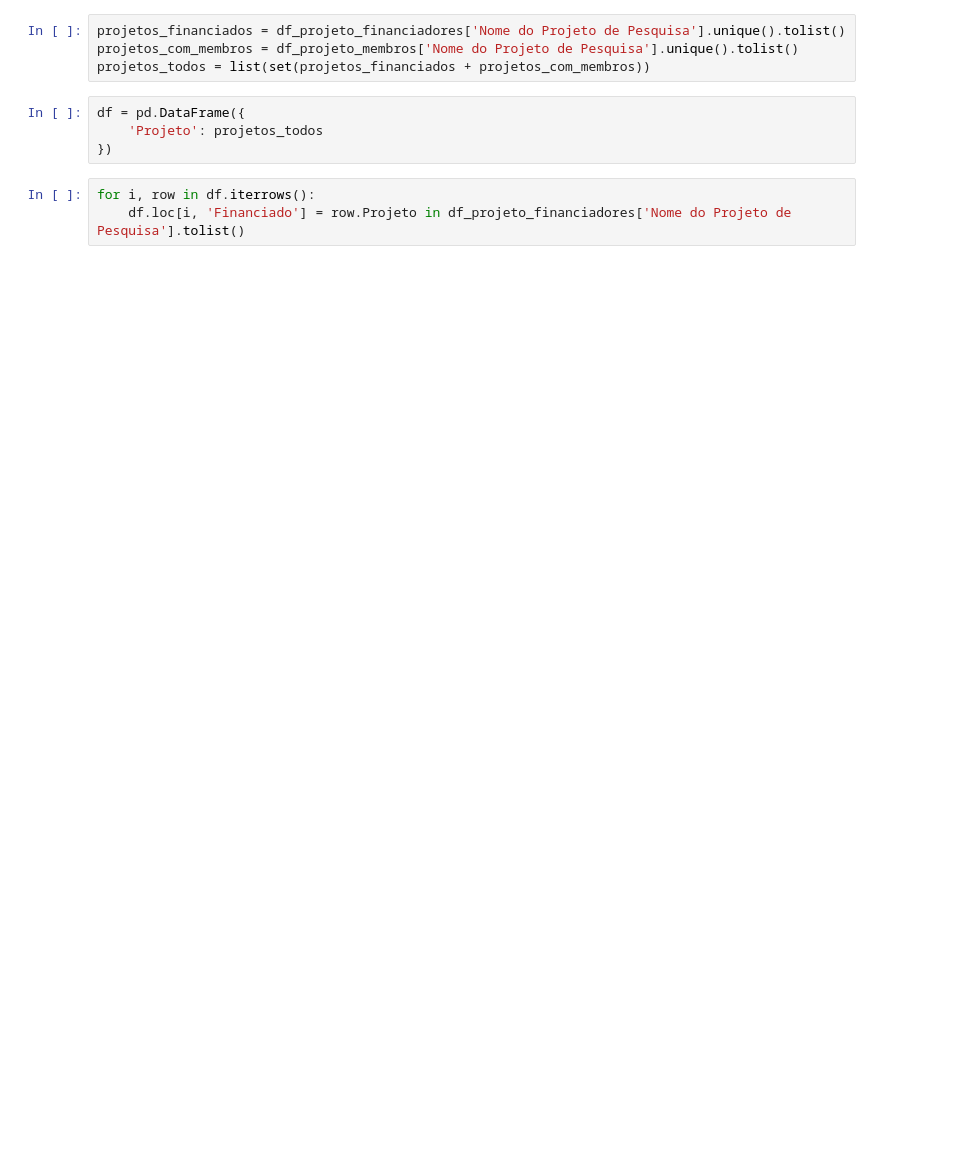
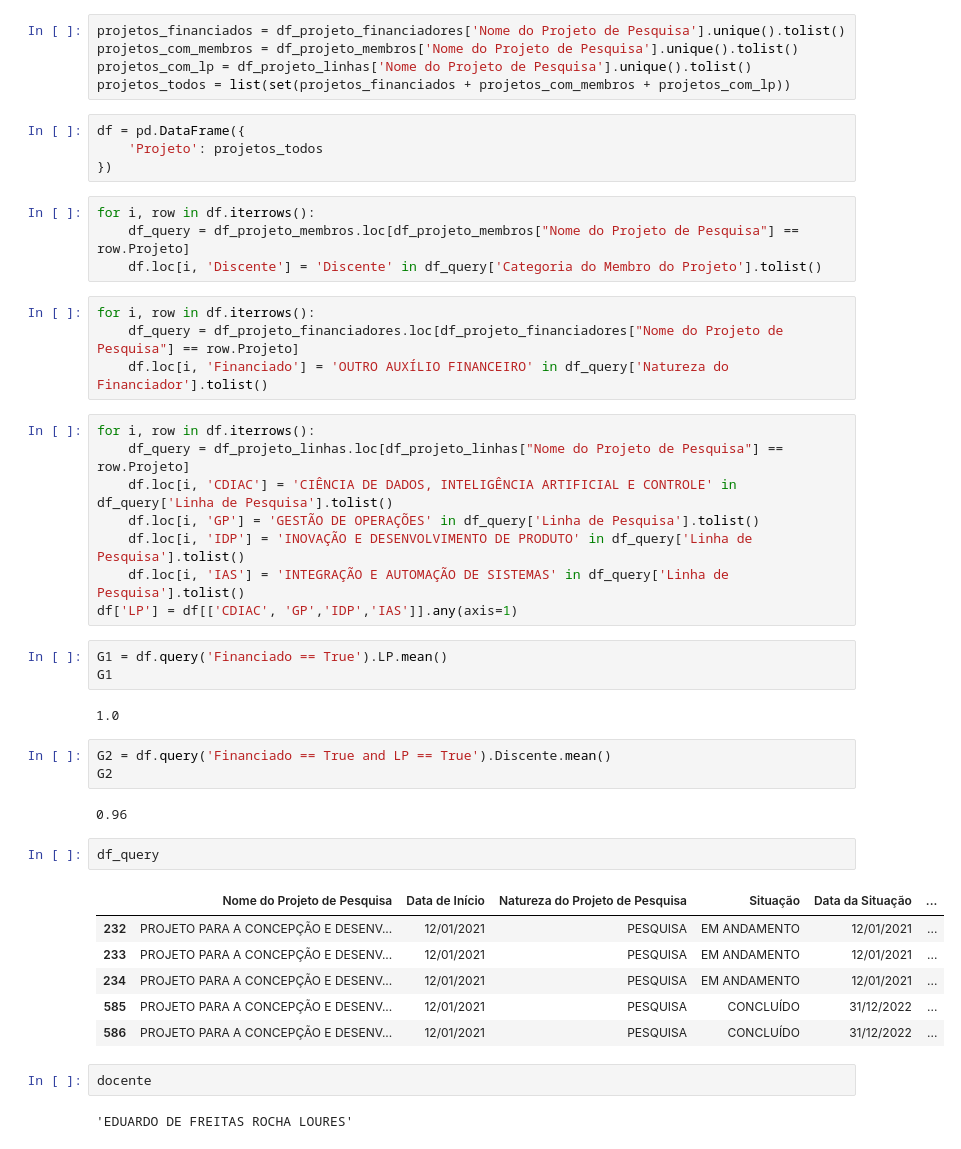
Before and after one commit to vhrique/ELF, a Jupyter notebook: 20250131_Analise_Sucupira.ipynb, the cells around one changed output. Cells and saved outputs as stored; diff of their text form; blank space fills up the shorter version.

```diff
--- a/20250131_Analise_Sucupira.ipynb
+++ b/20250131_Analise_Sucupira.ipynb
@@ -37,11 +50,48 @@ for i, row in df_projeto_membros.iterrows():
 # %%
 projetos_financiados = df_projeto_financiadores['Nome do Projeto de Pesquisa'].unique().tolist()
 projetos_com_membros = df_projeto_membros['Nome do Projeto de Pesquisa'].unique().tolist()
-projetos_todos = list(set(projetos_financiados + projetos_com_membros))
+projetos_com_lp = df_projeto_linhas['Nome do Projeto de Pesquisa'].unique().tolist()
+projetos_todos = list(set(projetos_financiados + projetos_com_membros + projetos_com_lp))
 # %%
 df = pd.DataFrame({
     'Projeto': projetos_todos
 })
+# %%
+for i, row in df.iterrows():
+    df_query = df_projeto_membros.loc[df_projeto_membros["Nome do Projeto de Pesquisa"] == row.Projeto]
+    df.loc[i, 'Discente'] = 'Discente' in df_query['Categoria do Membro do Projeto'].tolist()
 # %%
 for i, row in df.iterrows():
-    df.loc[i, 'Financiado'] = row.Projeto in df_projeto_financiadores['Nome do Projeto de Pesquisa'].tolist()
+    df_query = df_projeto_financiadores.loc[df_projeto_financiadores["Nome do Projeto de Pesquisa"] == row.Projeto]
+    df.loc[i, 'Financiado'] = 'OUTRO AUXÍLIO FINANCEIRO' in df_query['Natureza do Financiador'].tolist()
+# %%
+for i, row in df.iterrows():
+    df_query = df_projeto_linhas.loc[df_projeto_linhas["Nome do Projeto de Pesquisa"] == row.Projeto]
+    df.loc[i, 'CDIAC'] = 'CIÊNCIA DE DADOS, INTELIGÊNCIA ARTIFICIAL E CONTROLE' in df_query['Linha de Pesquisa'].tolist()
+    df.loc[i, 'GP'] = 'GESTÃO DE OPERAÇÕES' in df_query['Linha de Pesquisa'].tolist()
+    df.loc[i, 'IDP'] = 'INOVAÇÃO E DESENVOLVIMENTO DE PRODUTO' in df_query['Linha de Pesquisa'].tolist()
+    df.loc[i, 'IAS'] = 'INTEGRAÇÃO E AUTOMAÇÃO DE SISTEMAS' in df_query['Linha de Pesquisa'].tolist()
+df['LP'] = df[['CDIAC', 'GP','IDP','IAS']].any(axis=1)
+# %%
+G1 = df.query('Financiado == True').LP.mean()
+G1
+# %% [output]
+1.0
+# %%
+G2 = df.query('Financiado == True and LP == True').Discente.mean()
+G2
+# %% [output]
+0.96
+# %%
+df_query
+# %% [output]
+|  | Nome do Projeto de Pesquisa | Data de Início | Natureza do Projeto de Pesquisa | Situação | Data da Situação | ... |
+| 232 | PROJETO PARA A CONCEPÇÃO E DESENV... | 12/01/2021 | PESQUISA | EM ANDAMENTO | 12/01/2021 | ... |
+| 233 | PROJETO PARA A CONCEPÇÃO E DESENV... | 12/01/2021 | PESQUISA | EM ANDAMENTO | 12/01/2021 | ... |
+| 234 | PROJETO PARA A CONCEPÇÃO E DESENV... | 12/01/2021 | PESQUISA | EM ANDAMENTO | 12/01/2021 | ... |
+| 585 | PROJETO PARA A CONCEPÇÃO E DESENV... | 12/01/2021 | PESQUISA | CONCLUÍDO | 31/12/2022 | ... |
+| 586 | PROJETO PARA A CONCEPÇÃO E DESENV... | 12/01/2021 | PESQUISA | CONCLUÍDO | 31/12/2022 | ... |
+# %%
+docente
+# %% [output]
+'EDUARDO DE FREITAS ROCHA LOURES'
```
Also changed, not shown: parts of 8 cells of this notebook.
